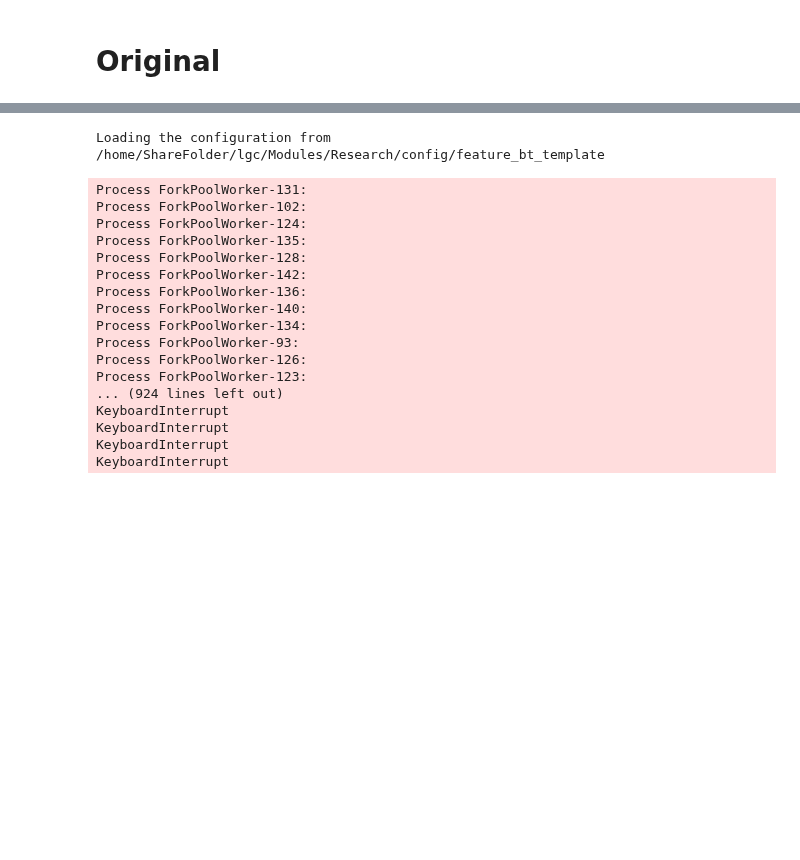
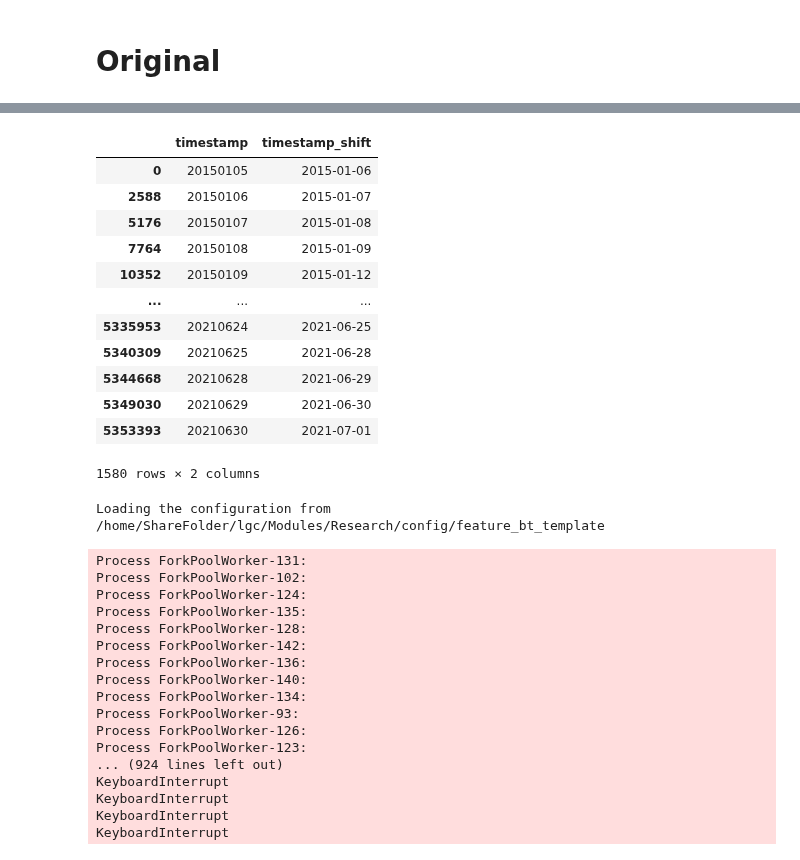
Before and after one commit to June24-Wu/Shannon, a Jupyter notebook: NoteBook/Read Data.ipynb, the cells around one changed output, grey strips where cells are left out. Saved outputs shown, nothing was run; the diff lists cells and outputs as text; code cells hidden in the pictures; blank space fills up the shorter version.

```diff
--- a/NoteBook/Read Data.ipynb
+++ b/NoteBook/Read Data.ipynb
@@ -145,3 +153,21 @@ dataframe_list
+# %%
+# time_df = pd.DataFrame(dataframe_list['timestamp'].drop_duplicates())
+# time_df['timestamp_shift'] = time_df['timestamp'].apply(lambda x : DataAPI.get_next_trading_day(x, output='datetime'))
+time_df
+# %% [output]
+|  | timestamp | timestamp_shift |
+| 0 | 20150105 | 2015-01-06 |
+| 2588 | 20150106 | 2015-01-07 |
+| 5176 | 20150107 | 2015-01-08 |
+| 7764 | 20150108 | 2015-01-09 |
+| 10352 | 20150109 | 2015-01-12 |
+| ... | ... | ... |
+| 5335953 | 20210624 | 2021-06-25 |
+| 5340309 | 20210625 | 2021-06-28 |
+| 5344668 | 20210628 | 2021-06-29 |
+| 5349030 | 20210629 | 2021-06-30 |
+| 5353393 | 20210630 | 2021-07-01 |
+1580 rows × 2 columns
 # %%
 config_path = r'/home/ShareFolder/lgc/Modules/Research/config/feature_bt_template'
 print('Loading the configuration from ' + config_path)
```
Also changed, not shown: parts of 10 cells of this notebook, 3 other files.
